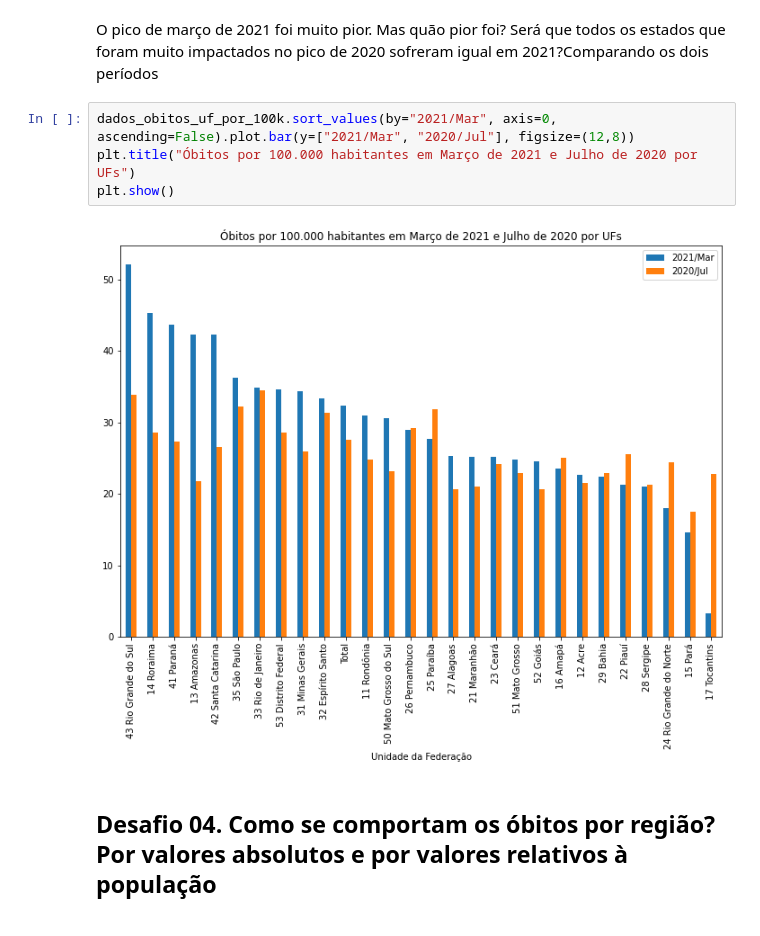
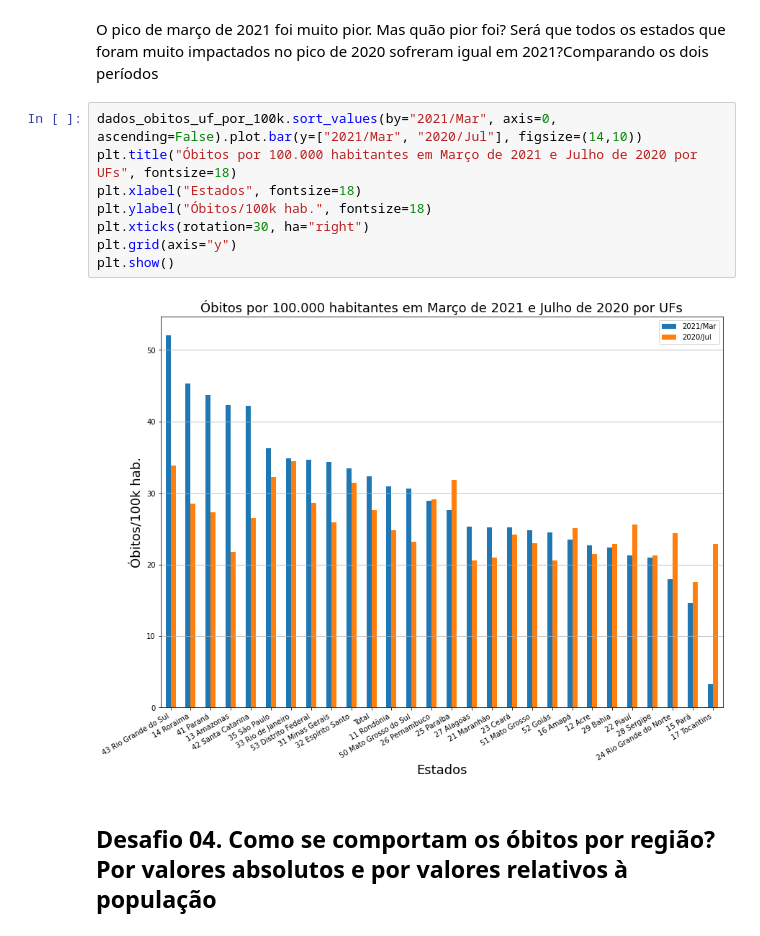
Before and after one commit to nicolas-stelatto/bootcamp_data_science_aplicada, a Jupyter notebook: Modulo_1/Desafio/Notebooks/Notebook_Desafio_Modulo01.ipynb, the cells around one changed output. Drawn from its saved outputs; the diff is of its cells as text.

```diff
--- a/Modulo_1/Desafio/Notebooks/Notebook_Desafio_Modulo01.ipynb
+++ b/Modulo_1/Desafio/Notebooks/Notebook_Desafio_Modulo01.ipynb
@@ -288,11 +315,15 @@ plt.show()
 # %% [markdown]
 O pico de março de 2021 foi muito pior. Mas quão pior foi? Será que todos os estados que foram muito impactados no pico de 2020 sofreram igual em 2021?Comparando os dois períodos
 # %%
-dados_obitos_uf_por_100k.sort_values(by="2021/Mar", axis=0, ascending=False).plot.bar(y=["2021/Mar", "2020/Jul"], figsize=(12,8))
-plt.title("Óbitos por 100.000 habitantes em Março de 2021 e Julho de 2020 por UFs")
+dados_obitos_uf_por_100k.sort_values(by="2021/Mar", axis=0, ascending=False).plot.bar(y=["2021/Mar", "2020/Jul"], figsize=(14,10))
+plt.title("Óbitos por 100.000 habitantes em Março de 2021 e Julho de 2020 por UFs", fontsize=18)
+plt.xlabel("Estados", fontsize=18)
+plt.ylabel("Óbitos/100k hab.", fontsize=18)
+plt.xticks(rotation=30, ha="right")
+plt.grid(axis="y")
 plt.show()
 # %% [output]
-[figure, old version]
+[figure, new version]
 # %% [markdown]
 ## Desafio 04. Como se comportam os óbitos por região? Por valores absolutos e por valores relativos à população
 # %% [markdown]
```
Also changed, not shown: parts of 23 cells of this notebook.
